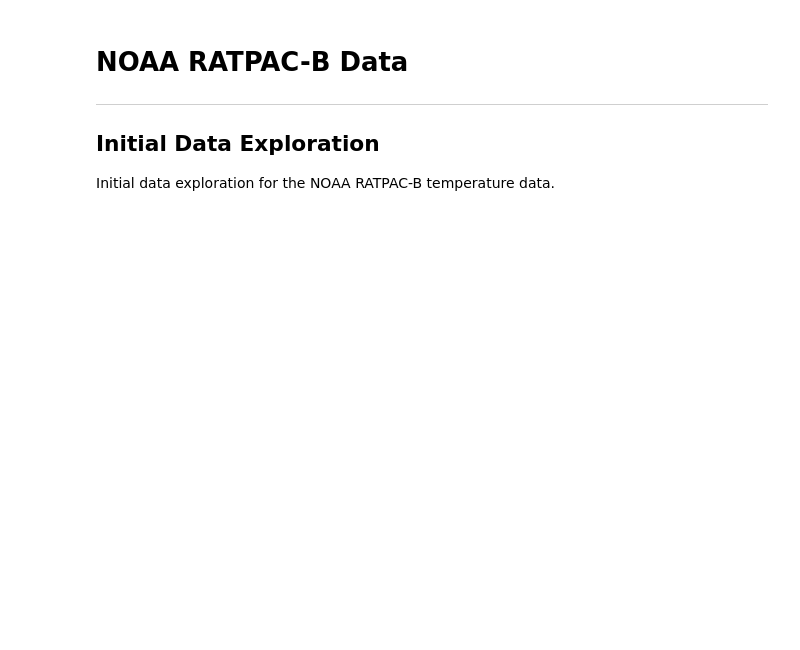
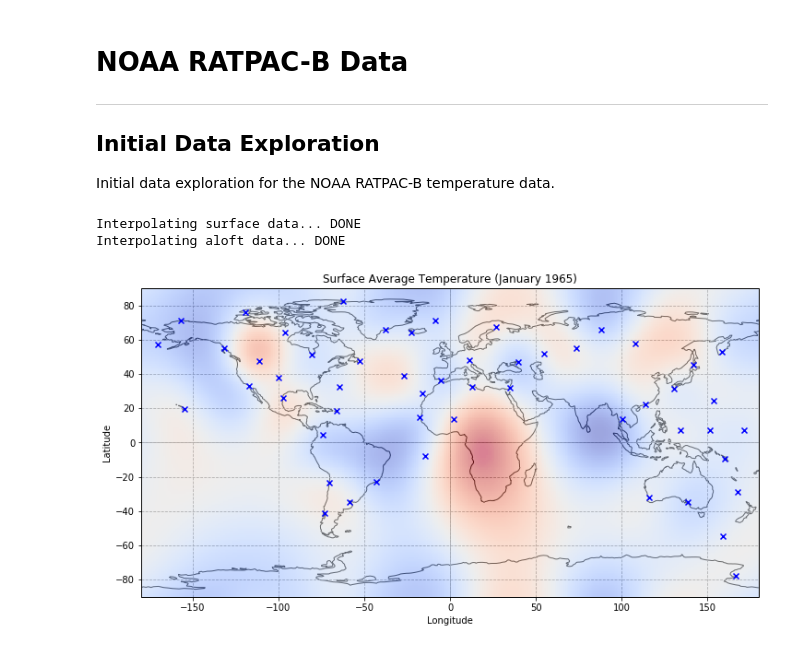
Before and after one commit to douglasdaly/hurricanes, a Jupyter notebook: notebooks/5_noaa_data_initial_explore.ipynb, the cells around one changed output. Drawn from its saved outputs; the diff is of its cells as text; code cells hidden in the pictures; blank space fills up the shorter version.

Commit message:
Updates for features data output

```diff
--- a/notebooks/5_noaa_data_initial_explore.ipynb
+++ b/notebooks/5_noaa_data_initial_explore.ipynb
@@ -128,50 +127,57 @@ for i_dt in range(len(unq_dates)):
         interp_point_data[nm].append((quad_pts, quad_vls))
 # %%
 # - Interpolate the data (radial basis function to smooth)
-method = 'gaussian'
+method = 'multiquadric'
+i_dt = 0
 
 interp_results = dict()
 for nm in ['surface', 'aloft']:
     print('Interpolating {} data... '.format(nm), end='', flush=True)
     interp_results[nm] = np.zeros((len(unq_dates), 360, 180))
 
-    for i_dt in range(len(unq_dates)):
-        intrp_pts, intrp_vals = interp_point_data[nm][i_dt]
+    # - Loop here
+    intrp_pts, intrp_vals = interp_point_data[nm][i_dt]
 
-        gx, gy = np.mgrid[-360:360, -180:180]
-        rbfi = interp.Rbf(intrp_pts[:, 0], intrp_pts[:, 1], intrp_vals, function=method)
-        t_result = rbfi(gx, gy)
+    gx, gy = np.mgrid[-360:360, -180:180]
+    rbfi = interp.Rbf(intrp_pts[:, 0], intrp_pts[:, 1], intrp_vals, function=method)
+    t_result = rbfi(gx, gy)
 
-        interp_results[nm][i_dt] = t_result[180:(180+360), 90:(90+180)]
+    interp_results[nm][i_dt] = t_result[180:(180+360), 90:(90+180)]
 
     print('DONE')
+# %% [output]
+Interpolating surface data... DONE
+Interpolating aloft data... DONE
 # %%
 # - Generate Plots
+nm = 'surface'
 i_dt = 0
 
-t_result = interp_results[i_dt]
+t_result = interp_results[nm][i_dt]
+orig_pts = orig_point_data[nm][i_dt]
 
 fig = plt.figure(figsize=(12, 8))
 ax = fig.add_subplot(1, 1, 1, projection=ccrs.PlateCarree())
 
 hmap = ax.imshow(t_result.T, extent=[-180, 180, -90, 90], interpolation='none',
-                 origin='lower', alpha=0.5, zorder=2)
-ax.scatter(orig_pts[:, 0], orig_pts[:, 1], marker='x', color='b',
+                 cmap='coolwarm', origin='lower', alpha=0.5, zorder=2)
+ax.scatter(orig_pts[0][:, 0], orig_pts[0][:, 1], marker='x', color='b',
            zorder=3, alpha=1, label='Station')
 ax.coastlines(zorder=0, alpha=1.0)
 
 ax.axhline(0, linestyle='-', linewidth=0.75, color='grey', zorder=1)
 ax.axvline(0, linestyle='-', linewidth=0.75, color='grey', zorder=1)
 
 ax.set_title('Surface Average Temperature ({})'.format(pd.to_datetime(unq_dates[i_dt]) \
                                                        .strftime("%B %Y")))
 ax.set_xlabel('Longitude')
 ax.xaxis.set_visible(True)
 
-maj_formatter =
 ax.set_ylabel('Latitude')
 ax.yaxis.set_visible(True)
 
 ax.grid(True, color='grey', linestyle='--', alpha=1, zorder=1)
 
 plt.show();
+# %% [output]
+[figure, added]
```
Also changed, not shown: parts of 1 cell of this notebook, 2 other files.
